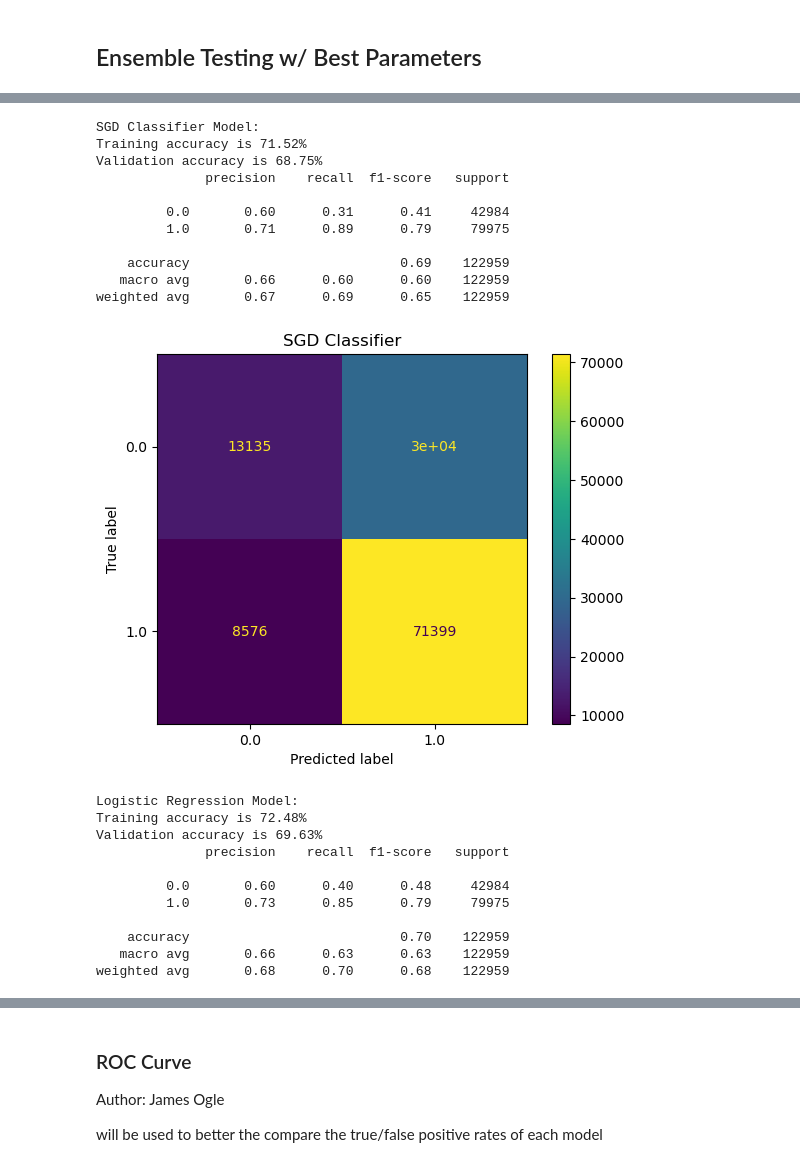
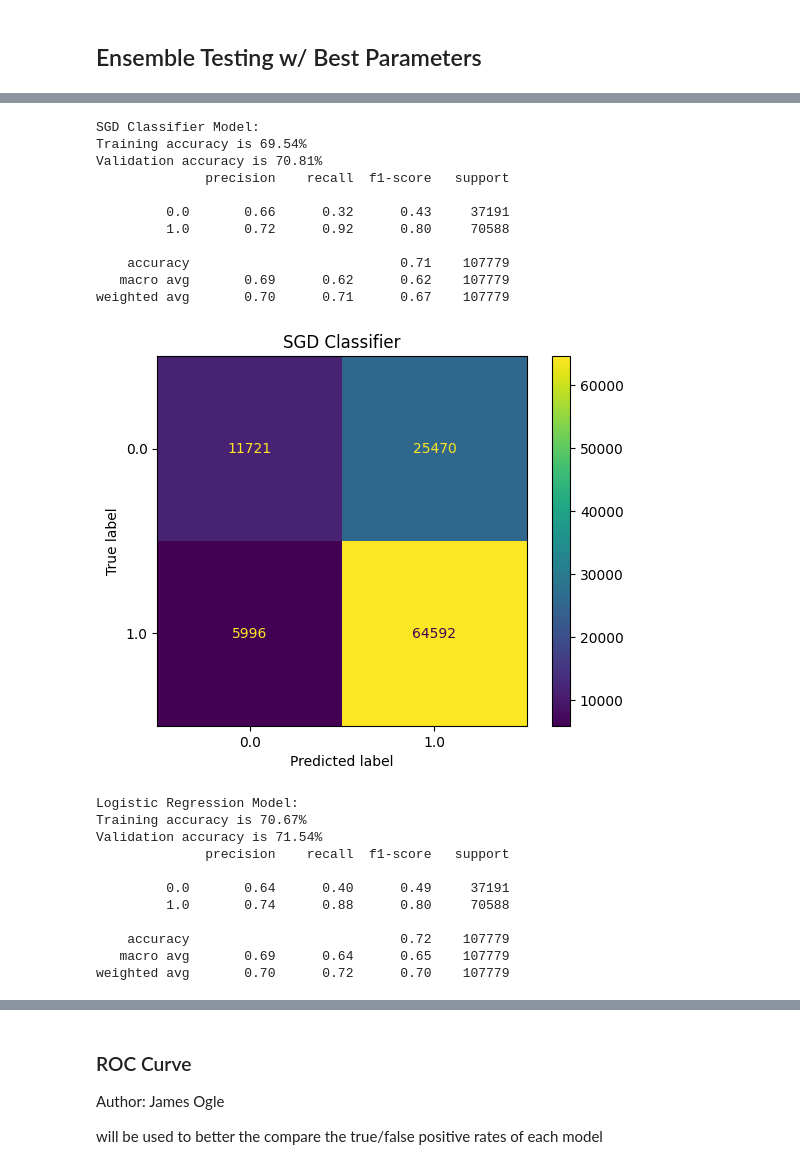
Before and after one commit to bbelandr/MachineLearningProject, a Jupyter notebook: pipeline-2.ipynb, the cells around one changed output, grey strips where cells are left out. Cells and saved outputs as stored; diff of their text form; code cells hidden in the pictures.

Commit message:
Final run of pipeline2 (hopefully)

```diff
--- a/pipeline-2.ipynb
+++ b/pipeline-2.ipynb
@@ -46,6 +46,7 @@ Designed by John Cordwell
 # file = os.path.join(kaggle_dir, 'combined_dataset.csv')
 file = './Data/combined_dataset.csv'
 df = pl.read_csv(file).to_pandas() # Convert from polars to pandas
+df['correct'] = df['correct'].fillna(0)
 
 correct_count = df['correct'].value_counts()
 student_acc = correct_count.get(1) / (correct_count.get(0) + correct_count.get(1))
@@ -100,13 +101,9 @@ val_file = "./Data/final_val_data.parquet"
 train_df = read_in_data(train_file, num_students=2000)
 val_df = read_in_data(val_file, num_students=1000)
 
-acc_per_question = train_df.groupby('question_id')['correct'].mean()
-train_df['question_acc'] = train_df['question_id'].map(acc_per_question)
-val_df['question_acc'] = val_df['question_id'].map(acc_per_question)
-
 # Remove unnecessary columns and move 'correct' to the end
-train_df = train_df.drop(columns=['student_id', 'tags', 'timestamp', 'question_id', 'bundle_id', 'num_interactions'])
-val_df = val_df.drop(columns=['student_id', 'tags', 'timestamp', 'question_id', 'bundle_id', 'num_interactions'])
+train_df = train_df.drop(columns=['student_id', 'tags', 'timestamp', 'question_id', 'bundle_id', 'num_interactions', 'elapsed_time'])
+val_df = val_df.drop(columns=['student_id', 'tags', 'timestamp', 'question_id', 'bundle_id', 'num_interactions', 'elapsed_time'])
 train_df.insert(len(train_df.columns)-1, 'correct', train_df.pop('correct'))
 val_df.insert(len(val_df.columns)-1, 'correct', val_df.pop('correct'))
 
@@ -235,8 +240,8 @@ full_train['question_acc'] = full_train['question_id'].map(acc_per_question)
 full_val['question_acc'] = full_val['question_id'].map(acc_per_question)
 
 # Remove unnecessary columns and move 'correct' to the end
-full_train = full_train.drop(columns=['student_id', 'tags', 'timestamp', 'question_id', 'bundle_id', 'num_interactions'])
-full_val = full_val.drop(columns=['student_id', 'tags', 'timestamp', 'question_id', 'bundle_id', 'num_interactions'])
+full_train = full_train.drop(columns=['student_id', 'tags', 'timestamp', 'question_id', 'bundle_id', 'num_interactions', 'elapsed_time'])
+full_val = full_val.drop(columns=['student_id', 'tags', 'timestamp', 'question_id', 'bundle_id', 'num_interactions', 'elapsed_time'])
 #full_train.insert(len(train_df.columns)-1, 'correct', train_df.pop('correct'))
 #full_val.insert(len(val_df.columns)-1, 'correct', val_df.pop('correct'))
 
@@ -249,14 +254,14 @@ full_y_val = full_val['correct'].fillna(0)
 full_X_val = full_val.drop(columns=['correct'])
 full_X_val = full_X_val.fillna(0)
 
-norm_scaler = ColumnTransformer(
+full_norm_scaler = ColumnTransformer(
     transformers=[
-        ('standard', StandardScaler(), ['elapsed_time', 'student_streak']),
-        ('minmax', MinMaxScaler(), ['bayes_rolling_acc', 'question_acc', 'forgetful_ben_score'])
+        ('standard', StandardScaler(), ['student_streak']),
+        ('minmax', MinMaxScaler(), ['forgetful_ben_score'])
     ], remainder='passthrough'
 )
 
-pipe = make_pipeline(norm_scaler, LogisticRegression(max_iter=1000, random_state=865))
+pipe = make_pipeline(full_norm_scaler, LogisticRegression(max_iter=1000, random_state=865))
 pipe.fit(full_X_train, full_y_train)
 # %% [output]
 Pipeline(steps=[('columntransformer',
@@ -351,6 +353,13 @@ from sklearn.model_selection import GridSearchCV, RandomizedSearchCV
 from sklearn.linear_model import SGDClassifier
 from sklearn.ensemble import RandomForestClassifier
 from xgboost import XGBClassifier
+
+norm_scaler = ColumnTransformer(
+    transformers=[
+        ('standard', StandardScaler(), ['student_streak']),
+        ('minmax', MinMaxScaler(), ['forgetful_ben_score'])
+    ], remainder='passthrough'
+)
 
 #------------------ SGD Classifier ------------------#
 print("\n" + "="*70)
@@ -368,7 +377,7 @@ sgd_params = {
 sgd_model = SGDClassifier(random_state=865)
 sgd_pipe = make_pipeline(norm_scaler, sgd_model)
 
-# Since SGD Classifier isn't as computationally heavy as RF or XGBoost, I will use
+# Since SGD Classifier isn't as computationally heavy as RF or XGBoost, we will use
 # Grid Search here
 grid_sgd = GridSearchCV(
     estimator=sgd_pipe,
@@ -426,9 +435,9 @@ print("="*70)
 
 xgb_params = {
     'xgbclassifier__n_estimators': [50, 100, 150],  # number of trees in ensemble
-    'xgbclassifier__max_depth': [3, 4, 6, 8],       # max depth of each tree
+    'xgbclassifier__max_depth': [2, 4, 8, 12],       # max depth of each tree
     'xgbclassifier__learning_rate': [0.01, 0.05, 0.1],
-    'xgbclassifier__reg_lambda': [0.0001, 0.001, 0.01, 0.1],
+    'xgbclassifier__reg_lambda': [0.001, 0.01, 0.1, 1],
 }
 
 xgb_model = xgb.XGBClassifier(objective='binary:logistic',
@@ -465,10 +474,10 @@ print("RANDOM SEARCH - Random Forest Classifier")
 print("="*70)
 
 rf_params = {
-    'randomforestclassifier__n_estimators': [50, 100], # small n_estimator range due to extremely large dataset
-    'randomforestclassifier__max_depth': [50, 100],
-    'randomforestclassifier__min_samples_split': [10, 20, 30],
-    'randomforestclassifier__min_samples_leaf': [2, 4, 8, 10],
+    'randomforestclassifier__n_estimators': [100], # small n_estimator range due to extremely large dataset
+    'randomforestclassifier__max_depth': [50, 100, 200],
+    'randomforestclassifier__min_samples_split': [20, 40, 60, 80],
+    'randomforestclassifier__min_samples_leaf': [4, 8, 16, 32],
     'randomforestclassifier__bootstrap': [True, False]
 }
 
@@ -553,7 +562,7 @@ voting_clf = VotingClassifier(
         ('sgd', best_sgd_model)
     ],
     voting='soft', # uses probability
-    weights=[1, 1, 1.3, 0.8 ]
+    weights=[1, 0.8, 1, 0.3]
 )
 
 voting_clf.fit(X_train, y_train)
@@ -596,23 +605,23 @@ weighted avg       0.68      0.70      0.68    122959
 SGD Classifier Model:
-Training accuracy is 71.52%
-Validation accuracy is 68.75%
+Training accuracy is 69.54%
+Validation accuracy is 70.81%
               precision    recall  f1-score   support
 
-         0.0       0.60      0.31      0.41     42984
-         1.0       0.71      0.89      0.79     79975
+         0.0       0.66      0.32      0.43     37191
+         1.0       0.72      0.92      0.80     70588
 
-    accuracy                           0.69    122959
-   macro avg       0.66      0.60      0.60    122959
-weighted avg       0.67      0.69      0.65    122959
+    accuracy                           0.71    107779
+   macro avg       0.69      0.62      0.62    107779
+weighted avg       0.70      0.71      0.67    107779
-[figure, old version]
+[figure, new version]
 Logistic Regression Model:
-Training accuracy is 72.48%
-Validation accuracy is 69.63%
+Training accuracy is 70.67%
+Validation accuracy is 71.54%
               precision    recall  f1-score   support
 
-         0.0       0.60      0.40      0.48     42984
-         1.0       0.73      0.85      0.79     79975
+         0.0       0.64      0.40      0.49     37191
+         1.0       0.74      0.88      0.80     70588
 
-    accuracy                           0.70    122959
-   macro avg       0.66      0.63      0.63    122959
-weighted avg       0.68      0.70      0.68    122959
+    accuracy                           0.72    107779
+   macro avg       0.69      0.64      0.65    107779
+weighted avg       0.70      0.72      0.70    107779
```
Also changed, not shown: parts of 12 cells of this notebook.
